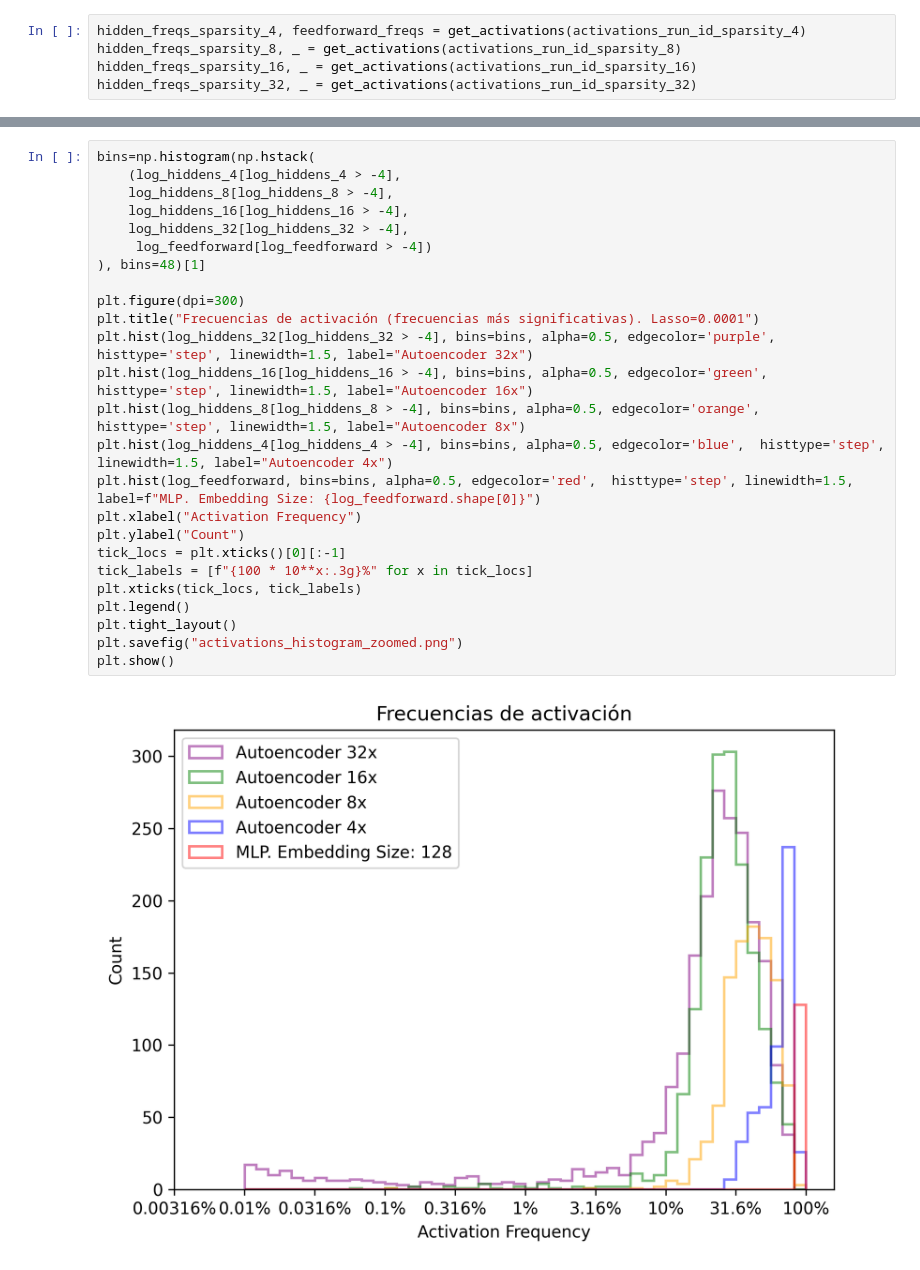
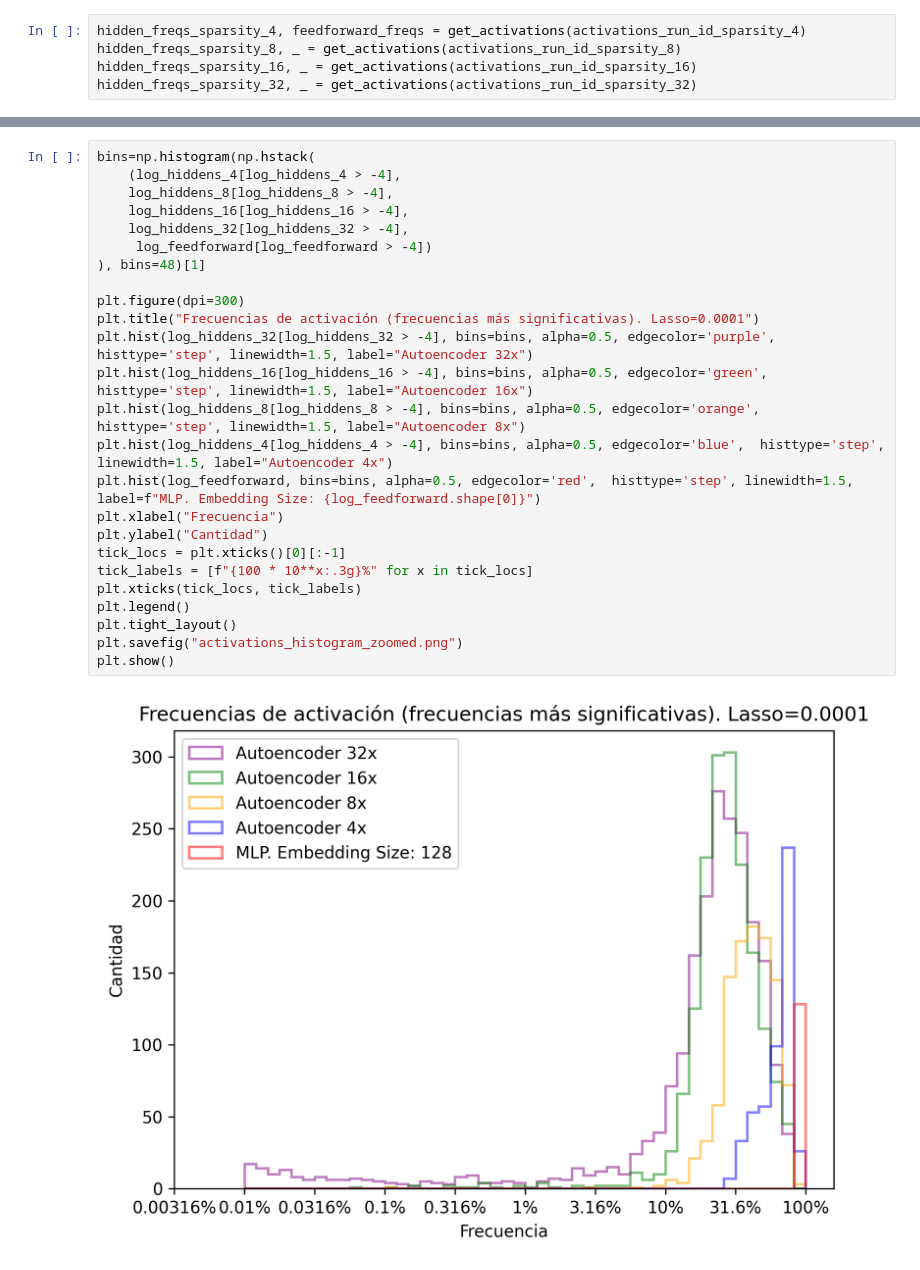
Before and after one commit to manoloFer10/NLP-monosemanticity, a Jupyter notebook: feature_activations.ipynb, the cells around one changed output, grey strips where cells are left out. Saved outputs shown, nothing was run; the diff lists cells and outputs as text.

```diff
--- a/feature_activations.ipynb
+++ b/feature_activations.ipynb
@@ -76,27 +76,27 @@ plt.show()
 # %%
 bins=np.histogram(np.hstack(
     (log_hiddens_4[log_hiddens_4 > -4],
     log_hiddens_8[log_hiddens_8 > -4],
     log_hiddens_16[log_hiddens_16 > -4],
     log_hiddens_32[log_hiddens_32 > -4],
      log_feedforward[log_feedforward > -4])
 ), bins=48)[1]
 
 plt.figure(dpi=300)
 plt.title("Frecuencias de activación (frecuencias más significativas). Lasso=0.0001")
 plt.hist(log_hiddens_32[log_hiddens_32 > -4], bins=bins, alpha=0.5, edgecolor='purple', histtype='step', linewidth=1.5, label="Autoencoder 32x")
 plt.hist(log_hiddens_16[log_hiddens_16 > -4], bins=bins, alpha=0.5, edgecolor='green', histtype='step', linewidth=1.5, label="Autoencoder 16x")
 plt.hist(log_hiddens_8[log_hiddens_8 > -4], bins=bins, alpha=0.5, edgecolor='orange', histtype='step', linewidth=1.5, label="Autoencoder 8x")
 plt.hist(log_hiddens_4[log_hiddens_4 > -4], bins=bins, alpha=0.5, edgecolor='blue',  histtype='step', linewidth=1.5, label="Autoencoder 4x")
 plt.hist(log_feedforward, bins=bins, alpha=0.5, edgecolor='red',  histtype='step', linewidth=1.5, label=f"MLP. Embedding Size: {log_feedforward.shape[0]}")
-plt.xlabel("Activation Frequency")
-plt.ylabel("Count")
+plt.xlabel("Frecuencia")
+plt.ylabel("Cantidad")
 tick_locs = plt.xticks()[0][:-1]
 tick_labels = [f"{100 * 10**x:.3g}%" for x in tick_locs]
 plt.xticks(tick_locs, tick_labels)
 plt.legend()
 plt.tight_layout()
 plt.savefig("activations_histogram_zoomed.png")
 plt.show()
 # %% [output]
-[figure, old version]
+[figure, new version]
```
Also changed, not shown: parts of 1 cell of this notebook, 2 other files.
